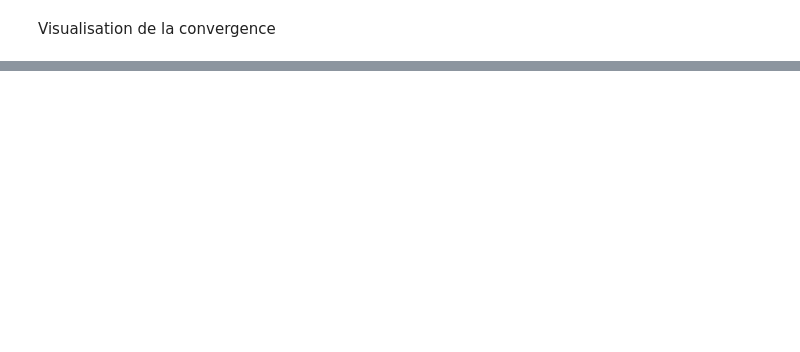
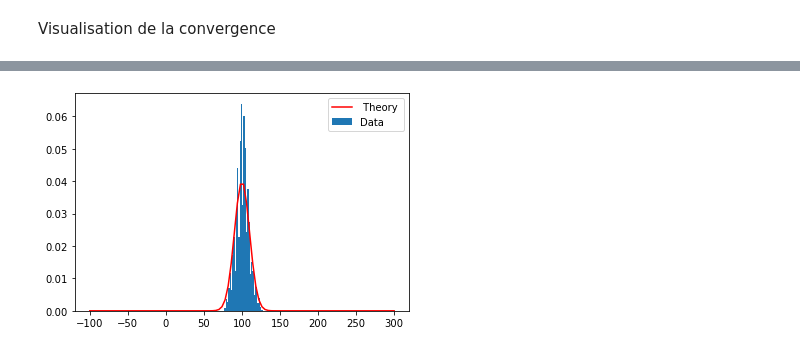
Before and after one commit to paulinebernard/CDIS, a Jupyter notebook: Probabilités V/Probabilité V.ipynb, the cells around one changed output, grey strips where cells are left out. Drawn from its saved outputs; the diff is of its cells as text; code cells hidden in the pictures; blank space fills up the shorter version.

```diff
--- a/Probabilités V/Probabilité V.ipynb
+++ b/Probabilités V/Probabilité V.ipynb
@@ -482,0 +496,9 @@ plt.show()
+# %%
+x = np.linspace(-theta,3*theta,100)
+plt.plot(x,sps.norm.pdf(x,theta,np.sqrt(theta)),"r",label =" Theory ")
+plt.hist(X[1000 :],density=True, bins = 30, label = "Data")
+plt.legend(loc="best")
+
+plt.show()
+# %% [output]
+[figure, added]
```
Also changed, not shown: parts of 18 cells of this notebook, 2 other files.
